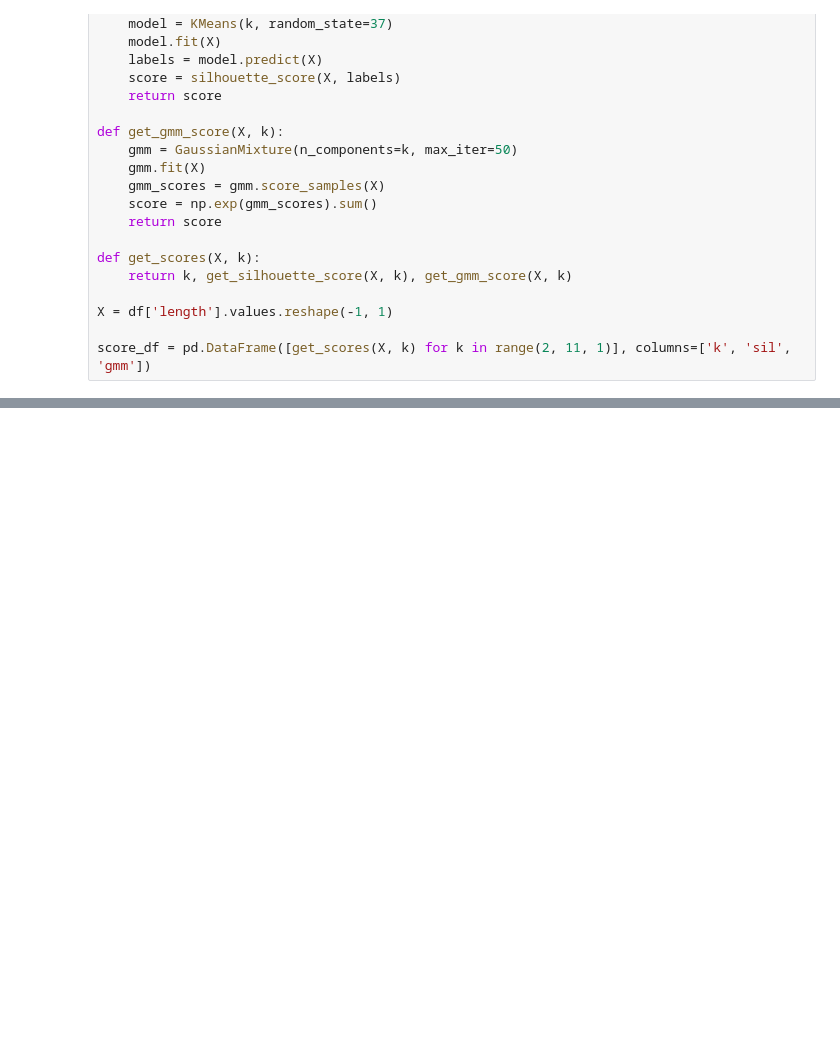
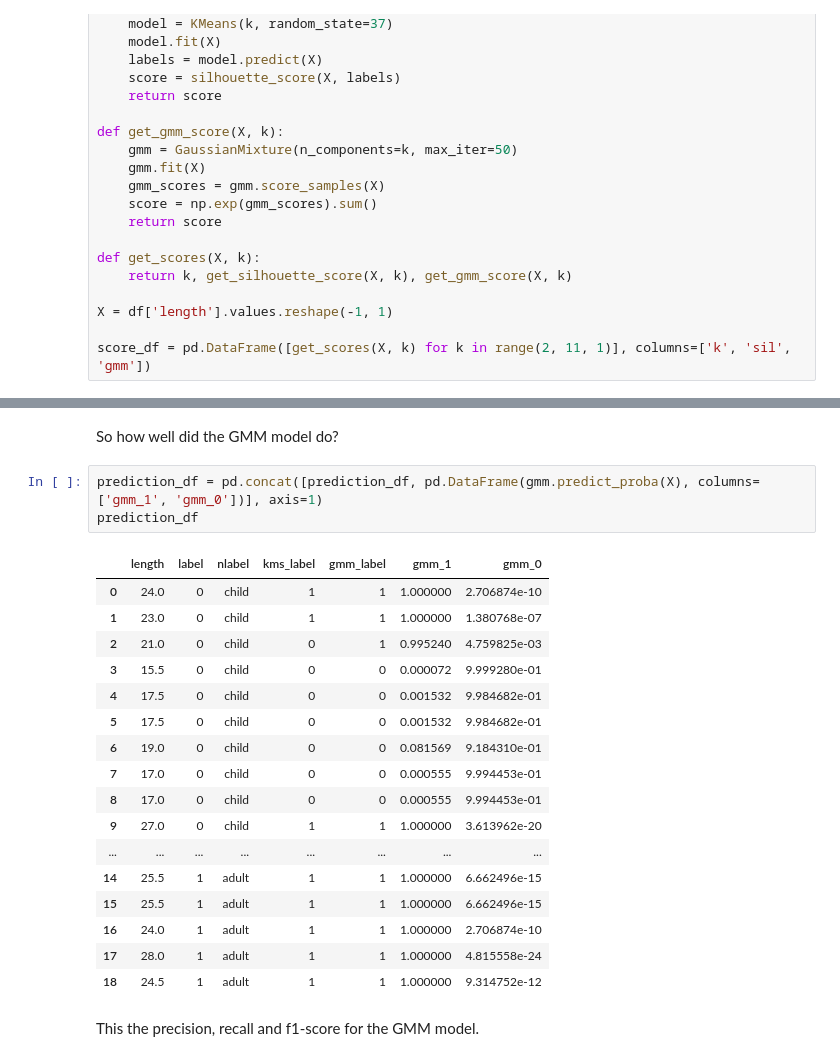
Before and after one commit to oneoffcoder/jupyter, a Jupyter notebook: data-science/gmm.ipynb, the cells around one changed output, grey strips where cells are left out. Drawn from its saved outputs; the diff is of its cells as text; blank space fills up the shorter version.

```diff
--- a/data-science/gmm.ipynb
+++ b/data-science/gmm.ipynb
@@ -162,0 +263,25 @@ ax.legend()
+# %% [markdown]
+So how well did the GMM model do?
+# %%
+prediction_df = pd.concat([prediction_df, pd.DataFrame(gmm.predict_proba(X), columns=['gmm_1', 'gmm_0'])], axis=1)
+prediction_df
+# %% [output]
+|  | length | label | nlabel | kms_label | gmm_label | gmm_1 | gmm_0 |
+| 0 | 24.0 | 0 | child | 1 | 1 | 1.000000 | 2.706874e-10 |
+| 1 | 23.0 | 0 | child | 1 | 1 | 1.000000 | 1.380768e-07 |
+| 2 | 21.0 | 0 | child | 0 | 1 | 0.995240 | 4.759825e-03 |
+| 3 | 15.5 | 0 | child | 0 | 0 | 0.000072 | 9.999280e-01 |
+| 4 | 17.5 | 0 | child | 0 | 0 | 0.001532 | 9.984682e-01 |
+| 5 | 17.5 | 0 | child | 0 | 0 | 0.001532 | 9.984682e-01 |
+| 6 | 19.0 | 0 | child | 0 | 0 | 0.081569 | 9.184310e-01 |
+| 7 | 17.0 | 0 | child | 0 | 0 | 0.000555 | 9.994453e-01 |
+| 8 | 17.0 | 0 | child | 0 | 0 | 0.000555 | 9.994453e-01 |
+| 9 | 27.0 | 0 | child | 1 | 1 | 1.000000 | 3.613962e-20 |
+| ... | ... | ... | ... | ... | ... | ... | ... |
+| 14 | 25.5 | 1 | adult | 1 | 1 | 1.000000 | 6.662496e-15 |
+| 15 | 25.5 | 1 | adult | 1 | 1 | 1.000000 | 6.662496e-15 |
+| 16 | 24.0 | 1 | adult | 1 | 1 | 1.000000 | 2.706874e-10 |
+| 17 | 28.0 | 1 | adult | 1 | 1 | 1.000000 | 4.815558e-24 |
+| 18 | 24.5 | 1 | adult | 1 | 1 | 1.000000 | 9.314752e-12 |
+# %% [markdown]
+This the precision, recall and f1-score for the GMM model.
```
Also changed, not shown: parts of 21 cells of this notebook.
